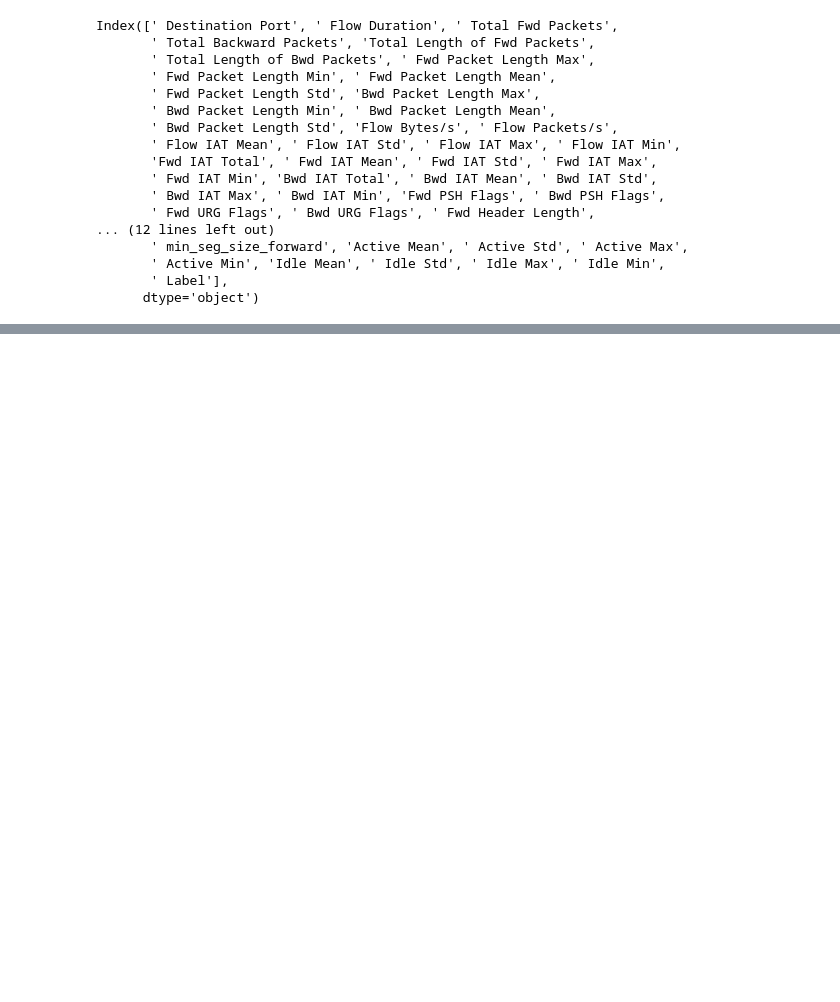
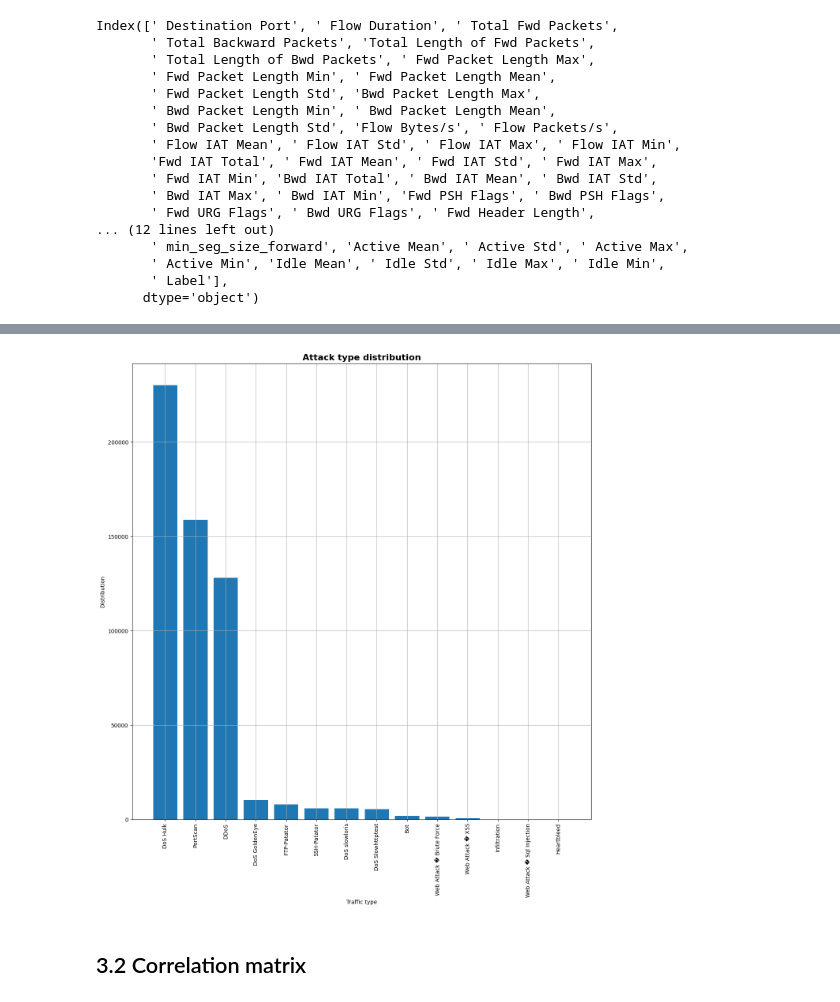
Before and after one commit to KostasEreksonas/IDS_test, a Jupyter notebook: CIC_IDS2017.ipynb, the cells around one changed output, grey strips where cells are left out. Saved outputs shown, nothing was run; the diff lists cells and outputs as text; code cells hidden in the pictures; blank space fills up the shorter version.

```diff
--- a/CIC_IDS2017.ipynb
+++ b/CIC_IDS2017.ipynb
@@ -287,0 +287,20 @@ from  sklearn.preprocessing import LabelBinarizer
+# %%
+def attack_plot(label, count):
+    _dict = {}
+    label = [x for x in label if x != 'BENIGN']
+    count = count.iloc[1:len(count)]
+    for x in range(len(label)):
+        _dict[label[x]] = count.iloc[x]
+    fig, ax = plt.subplots(figsize=(15,15))
+    ax.bar(_dict.keys(), _dict.values())
+    ax.set_title('Attack type distribution', fontsize=16, fontweight="bold")
+    ax.set_xlabel('Traffic type')
+    ax.tick_params(axis='x', labelrotation=90)
+    ax.set_ylabel('Distribution')
+    ax.grid(which='Major', axis='both')
+# %%
+attack_plot(label, count)
+# %% [output]
+[figure, added]
+# %% [markdown]
+## 3.2 Correlation matrix
```
Also changed, not shown: parts of 70 cells of this notebook.
